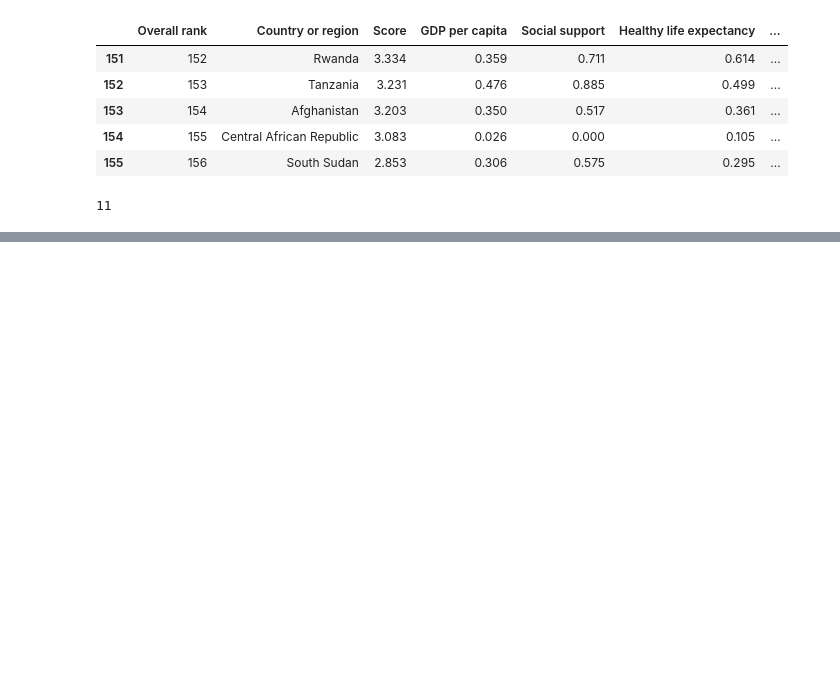
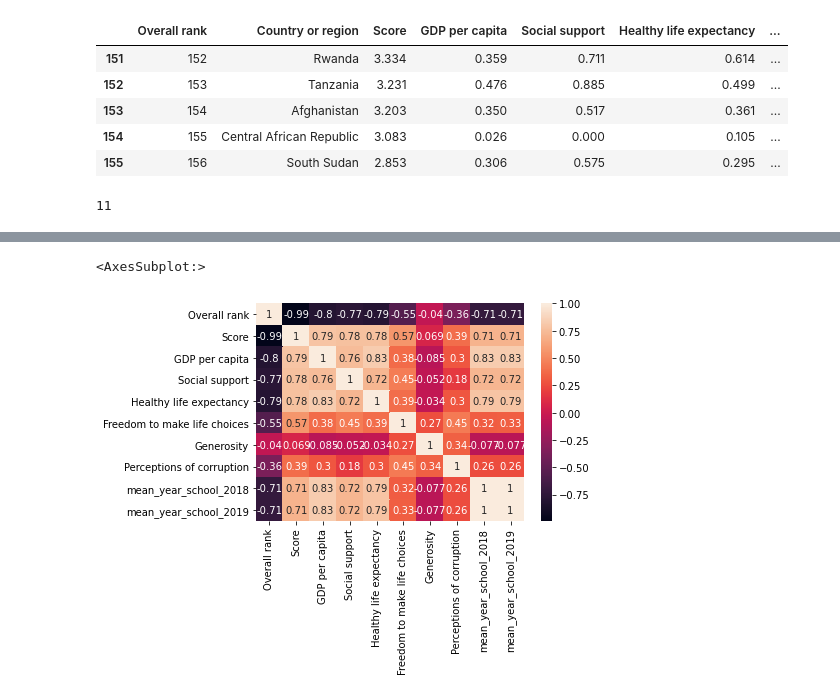
Before and after one commit to bourydamien/Projet_bonheur, a Jupyter notebook: Rapport_bonheur.ipynb, the cells around one changed output, grey strips where cells are left out. Cells and saved outputs as stored; diff of their text form; code cells hidden in the pictures; blank space fills up the shorter version.

```diff
--- a/Rapport_bonheur.ipynb
+++ b/Rapport_bonheur.ipynb
@@ -314,0 +447,4 @@ len(df['Region'].unique())
+# %%
+for i in ed.index:
+    if ed['Country'][i][:1]==' ':
+        ed['Country'][i]=ed['Country'][i][1:]
@@ -314,0 +523,10 @@ len(df['Region'].unique())
+# %%
+dfb=pd.read_csv('bonheur_avec_meanyearschooling.csv')
+# %%
+for i in dfb.index:
+    if dfb['mean_year_school_2018'][i]=='..':
+        dfb['mean_year_school_2018'][i]=None
+    if dfb['mean_year_school_2019'][i] == '..':
+        dfb['mean_year_school_2018'][i]=None
+
+dfb=dfb.replace({'..': None})
@@ -314,0 +538,3 @@ len(df['Region'].unique())
+# %%
+dfb['mean_year_school_2018']=dfb['mean_year_school_2018'].astype(float)
+dfb['mean_year_school_2019']=dfb['mean_year_school_2019'].astype(float)
@@ -314,0 +561,5 @@ len(df['Region'].unique())
+# %%
+sns.heatmap(dfb.corr(), annot=True)
+# %% [output]
+<AxesSubplot:>
+[figure, added]
```
Also changed, not shown: parts of 37 cells of this notebook, 12 other files.
